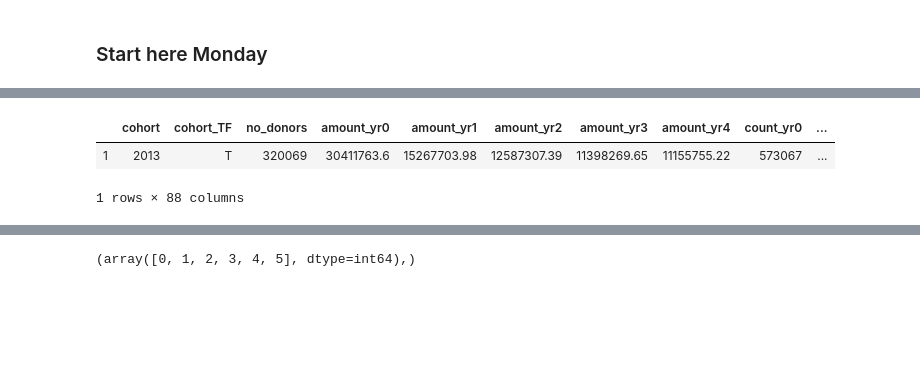
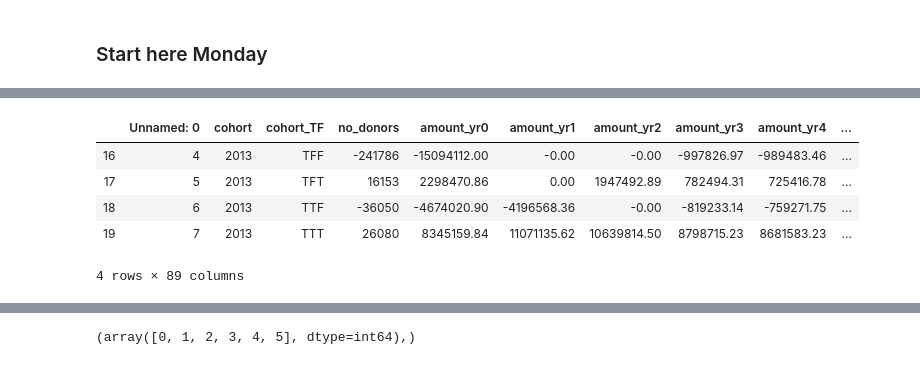
Before and after one commit to erinmarieanderson/donations, a Jupyter notebook: notebooks/11_-Copy1.ipynb, the cells around one changed output, grey strips where cells are left out. Cells and saved outputs as stored; diff of their text form; code cells hidden in the pictures; blank space fills up the shorter version.

```diff
--- a/notebooks/11_-Copy1.ipynb
+++ b/notebooks/11_-Copy1.ipynb
@@ -643,4 +648,4 @@ df5=pd.concat([df5_y0, df5_y1, df5_y2, df5_y3, df5_y4], sort=False)
 # %% [markdown]
 ### Start here Monday
 # %%
-df5.to_csv("df5.csv")
+df5=pd.read_csv('df5.csv')
@@ -647,6 +668,9 @@ df5.to_csv("df5.csv")
 # %%
-df5.query('cohort == 2013 & cohort_gift_year == "yr0"')
+df5.query('cohort == 2013 & cohort_gift_year == "yr2"')
 # %% [output]
-|  | cohort | cohort_TF | no_donors | amount_yr0 | amount_yr1 | amount_yr2 | amount_yr3 | amount_yr4 | count_yr0 | ... |
-| 1 | 2013 | T | 320069 | 30411763.6 | 15267703.98 | 12587307.39 | 11398269.65 | 11155755.22 | 573067 | ... |
+|  | Unnamed: 0 | cohort | cohort_TF | no_donors | amount_yr0 | amount_yr1 | amount_yr2 | amount_yr3 | amount_yr4 | ... |
+| 16 | 4 | 2013 | TFF | -241786 | -15094112.00 | -0.00 | -0.00 | -997826.97 | -989483.46 | ... |
+| 17 | 5 | 2013 | TFT | 16153 | 2298470.86 | 0.00 | 1947492.89 | 782494.31 | 725416.78 | ... |
+| 18 | 6 | 2013 | TTF | -36050 | -4674020.90 | -4196568.36 | -0.00 | -819233.14 | -759271.75 | ... |
+| 19 | 7 | 2013 | TTT | 26080 | 8345159.84 | 11071135.62 | 10639814.50 | 8798715.23 | 8681583.23 | ... |
-1 rows × 88 columns
+4 rows × 89 columns
```
Also changed, not shown: parts of 21 cells of this notebook, 2 other files.
